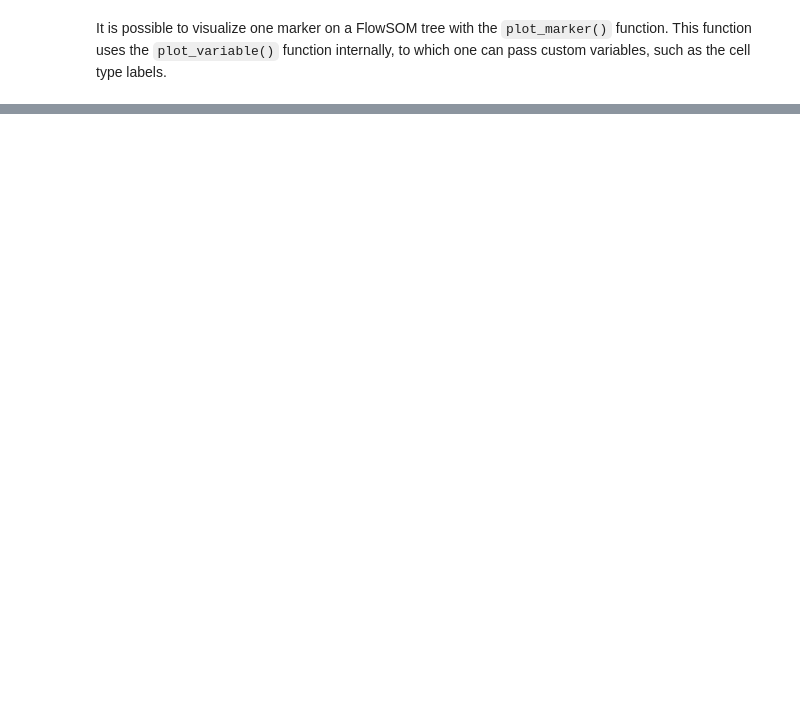
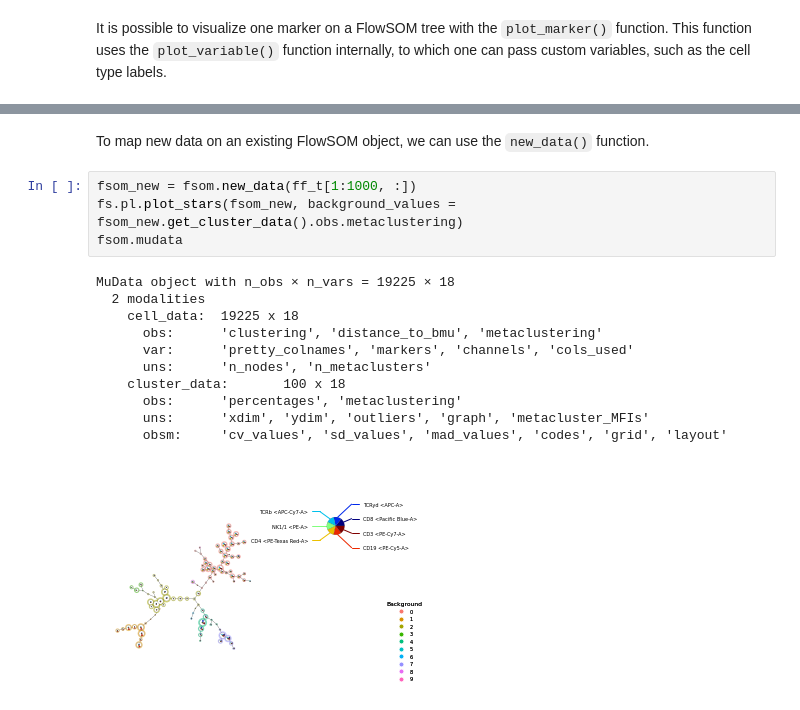
Before and after one commit to saeyslab/FlowSOM_Python, a Jupyter notebook: docs/notebooks/example.ipynb, the cells around one changed output, grey strips where cells are left out. Cells and saved outputs as stored; diff of their text form; blank space fills up the shorter version.

Commit message:
Added more functions to documentation

```diff
--- a/docs/notebooks/example.ipynb
+++ b/docs/notebooks/example.ipynb
@@ -205,0 +282,18 @@ p = fs.pl.plot_marker(fsom, marker = np.array(["CD3"]))
+# %% [markdown]
+To map new data on an existing FlowSOM object, we can use the `new_data()` function.
+# %%
+fsom_new = fsom.new_data(ff_t[1:1000, :])
+fs.pl.plot_stars(fsom_new, background_values = fsom_new.get_cluster_data().obs.metaclustering)
+fsom.mudata
+# %% [output]
+MuData object with n_obs × n_vars = 19225 × 18
+  2 modalities
+    cell_data:  19225 x 18
+      obs:      'clustering', 'distance_to_bmu', 'metaclustering'
+      var:      'pretty_colnames', 'markers', 'channels', 'cols_used'
+      uns:      'n_nodes', 'n_metaclusters'
+    cluster_data:       100 x 18
+      obs:      'percentages', 'metaclustering'
+      uns:      'xdim', 'ydim', 'outliers', 'graph', 'metacluster_MFIs'
+      obsm:     'cv_values', 'sd_values', 'mad_values', 'codes', 'grid', 'layout'
+[figure, added]
```
Also changed, not shown: parts of 22 cells of this notebook, 2 other files.
